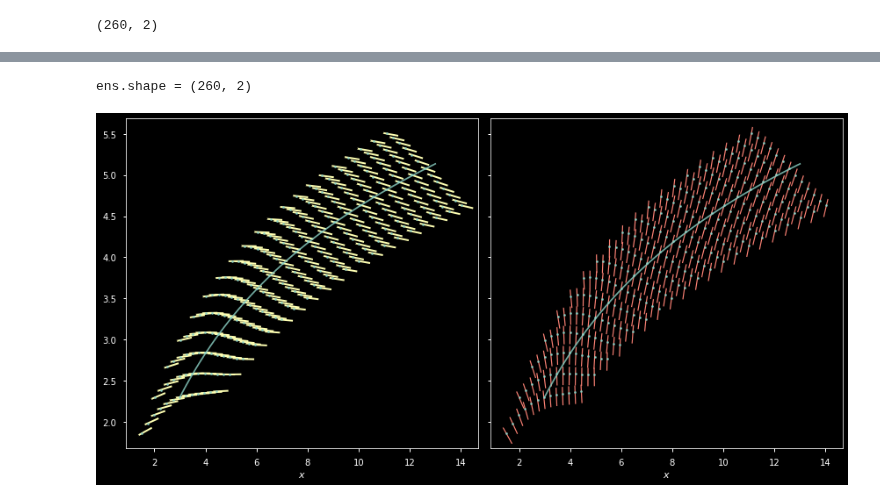
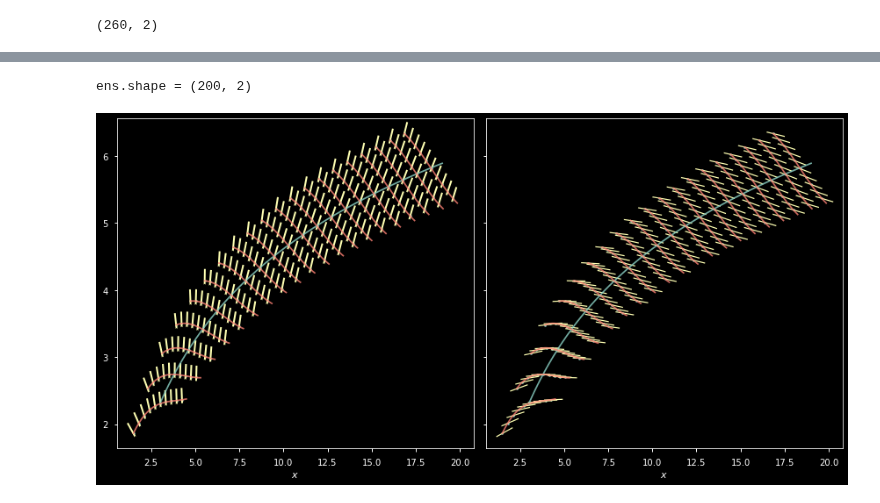
Before and after one commit to przemyslaw-zielinski/sf_nets, a Jupyter notebook: notebooks/test_2d.ipynb, the cells around one changed output, grey strips where cells are left out. Saved outputs shown, nothing was run; the diff lists cells and outputs as text; code cells hidden in the pictures.

```diff
--- a/notebooks/test_2d.ipynb
+++ b/notebooks/test_2d.ipynb
@@ -121,7 +154,7 @@ ens0.shape
 # %% [output]
 (20, 2)
 # %%
-Fou_fibers = em.solve(sde_Fou, ends, (0, 100), dt)
+Fou_fibers = em.solve(sde_Fou, ends, (0, 1), dt)
 # %%
 Fou_fibers.p.shape
 # %% [output]
@@ -151,7 +184,7 @@ ens0_rep.shape
 # %% [output]
 (20, 500, 2)
 # %%
-Fou_bursts = em.burst(sde_Fou, ens0, (0, 100), dt).reshape(len(ends), nrep, 2)
+Fou_bursts = em.burst(sde_Fou, ens0, (0, 30), dt).reshape(len(ends), nrep, 2)
 # %%
 Fou_bursts.shape
 # %% [output]
@@ -228,12 +261,15 @@ plt.close(fig)
 # %%
 nsam = 1e4
-ens = np.vstack([fib.T[::4] for fib in fibers])
+ens = np.vstack([fib.T[::5] for fib in fibers])
 print(f"{ens.shape = }")
 # local noise covaraiances of sde at the data points
 ln_covs = dmaps.lnc_ito(ens, sde_Fou)
+
+# nsam = 10**5
+# ln_covs = dmaps.ln_covs(ens, sde_Fou, em, nsam, dt)
 # %% [output]
-ens.shape = (260, 2)
+ens.shape = (200, 2)
 # %%
 ln_prcs = [np.linalg.pinv(cov) for cov in ln_covs]
 # %%
-e_vals, e_vecs = zip(*[np.linalg.eigh(cov) for cov in ln_prcs])  # zip(*...) is equiv to transposing :)
+lnc_evals, lnc_evecs = zip(*[np.linalg.eigh(cov) for cov in ln_covs])  # zip(*...) is equiv to transposing :)
@@ -240,30 +278,38 @@ e_vals, e_vecs = zip(*[np.linalg.eigh(cov) for cov in ln_prcs])  # zip(*...) is
 # %%
 fig, axs = plt.subplots(ncols=2, figsize=(12,6), sharey=True)
 
 step = 10
 X, Y = ens.T
-XS, YS = zip(*[e_vec[:,0] for e_vec in e_vecs])
-XF, YF = zip(*[e_vec[:,1] for e_vec in e_vecs])
 
-axs[0].quiver(X, Y, XS, YS, pivot="middle", width=0.005, headwidth=0, scale=15, color='C1')
-axs[1].quiver(X, Y, XF, YF, pivot="middle", width=0.003, headwidth=0, scale=15, color='C3')
+XS, YS = np.array([e_vec[:,0] for e_vec in lnc_evecs]).T
+XF, YF = np.array([e_vec[:,1] for e_vec in lnc_evecs]).T
+# XS, YS = zip(*[e_vec[:,1] for e_vec in lnp_evecs])
+# XF, YF = zip(*[e_vec[:,0] for e_vec in lnp_evecs])
+
+# axs[0].quiver(X, Y, XS, YS, pivot="middle", width=0.005, headwidth=0, scale=15, color='C1')
+# axs[1].quiver(X, Y, XF, YF, pivot="middle", width=0.003, headwidth=0, scale=15, color='C3')
 # for d, e_vec in zip(data[:1000], e_vecs):
 # #     print(d)
 #     plt.quiver(*d, *e_vec[:,0], pivot="middle", width=0.003, scale=50)
 
 for ax in axs:
     ax.plot(*spine, alpha=.8)
+    for fib in fibers:
+        ax.plot(*fib, c='C3', alpha=.8)
     ax.scatter(*ens.T, s=5)
 #     ax.set_xlim([-1, 1])
 #     ax.set_xticks([-1, 1])
 #     ax.set_ylim([-1, 1])
 #     ax.set_yticks([-1, 1])
 #     ax.set_aspect("equal")
     ax.set_xlabel("$x$")
 #     ax.set_ylabel("$y$", rotation=0)
 
+axs[0].quiver(X, Y, XS, YS, pivot="middle", width=0.005, headwidth=0, scale=15, color='C1')
+axs[1].quiver(X, Y, XF, YF, pivot="middle", width=0.003, headwidth=0, scale=15, color='C1')
+
 fig.tight_layout()
 plt.show(fig)
 plt.close(fig)
 # %% [output]
-[figure, old version]
+[figure, new version]
```
Also changed, not shown: parts of 31 cells of this notebook, 9 other files.
